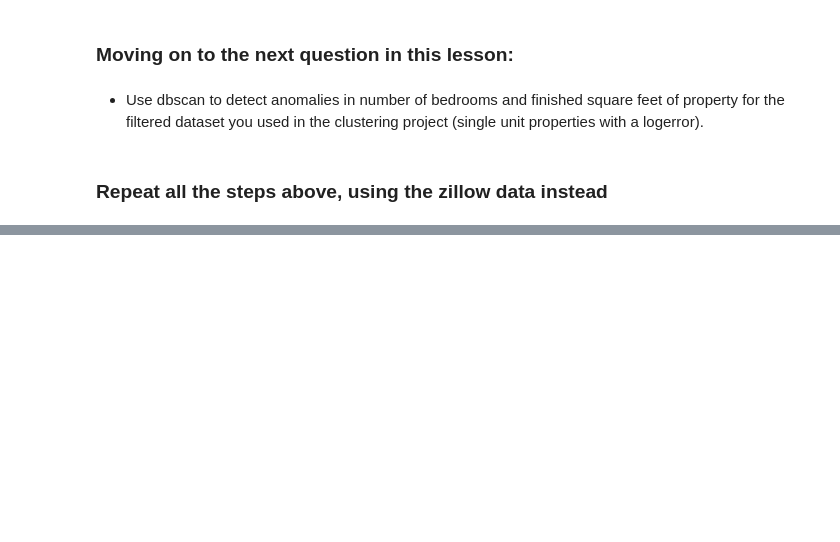
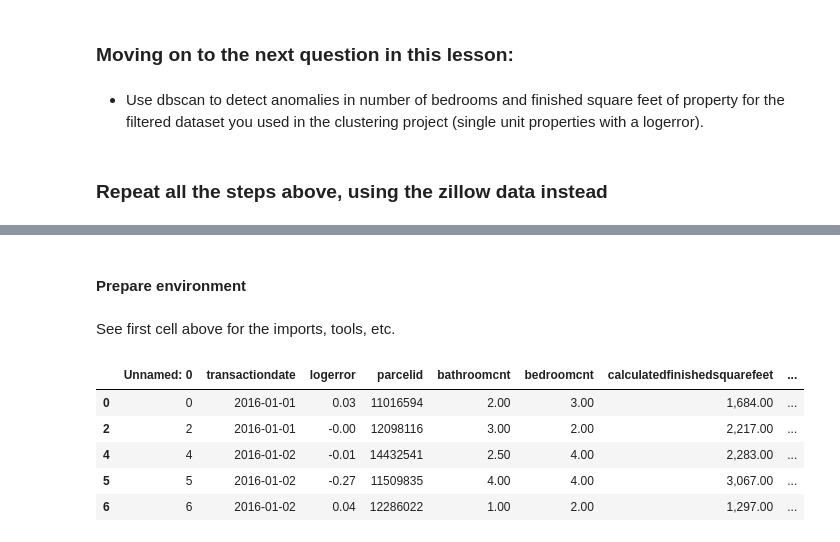
Before and after one commit to HackneyChad/ds-methodologies-exercises, a Jupyter notebook: anomaly_detection/anomaly_detection.ipynb, the cells around one changed output, grey strips where cells are left out. Cells and saved outputs as stored; diff of their text form; code cells hidden in the pictures; blank space fills up the shorter version.

```diff
--- a/anomaly_detection/anomaly_detection.ipynb
+++ b/anomaly_detection/anomaly_detection.ipynb
@@ -1038,0 +1589,7 @@ yhat['moving_avg_forecast'] = midband
+# %% [markdown]
+#### Prepare environment
+# %% [markdown]
+See first cell above for the imports, tools, etc.
+# %%
+# import csv and convert to a df
+df = pd.read_csv('/Users/rachelreuter/ds-methodologies/clustering/zillow.csv')
@@ -1038,0 +1598,11 @@ yhat['moving_avg_forecast'] = midband
+# %%
+df = prep_z.data_prep(df)
+# %%
+df.head()
+# %% [output]
+|  | Unnamed: 0 | transactiondate | logerror | parcelid | bathroomcnt | bedroomcnt | calculatedfinishedsquarefeet | ... |
+| 0 | 0 | 2016-01-01 | 0.03 | 11016594 | 2.00 | 3.00 | 1,684.00 | ... |
+| 2 | 2 | 2016-01-01 | -0.00 | 12098116 | 3.00 | 2.00 | 2,217.00 | ... |
+| 4 | 4 | 2016-01-02 | -0.01 | 14432541 | 2.50 | 4.00 | 2,283.00 | ... |
+| 5 | 5 | 2016-01-02 | -0.27 | 11509835 | 4.00 | 4.00 | 3,067.00 | ... |
+| 6 | 6 | 2016-01-02 | 0.04 | 12286022 | 1.00 | 2.00 | 1,297.00 | ... |
```
Also changed, not shown: parts of 136 cells of this notebook, 2 other files.
